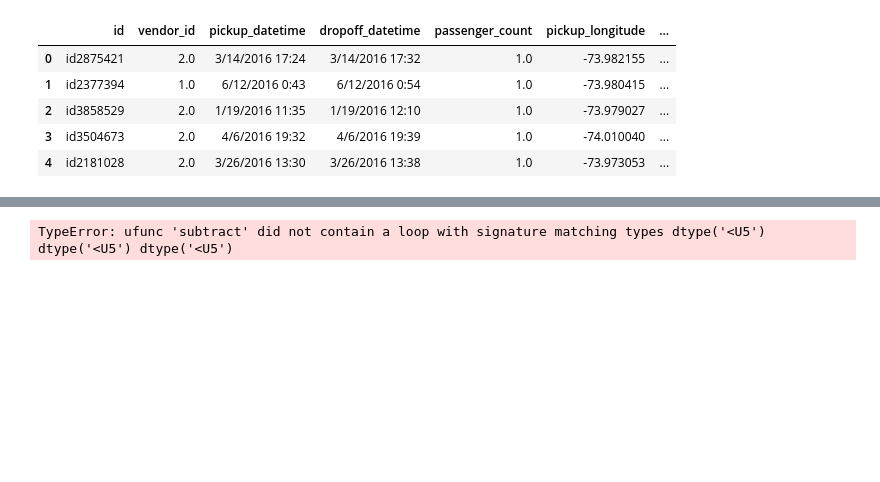
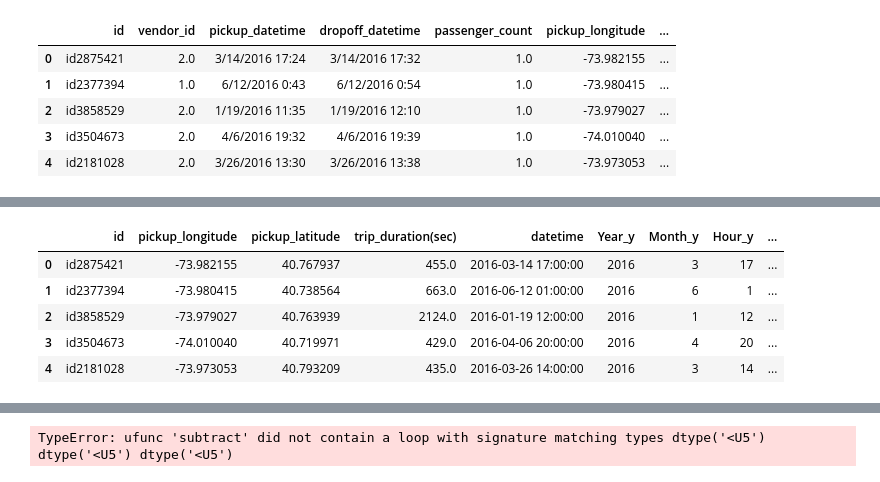
Before and after one commit to AmitChoudhary1392/Project-1_Team6, a Jupyter notebook: main.ipynb, the cells around one changed output, grey strips where cells are left out. Saved outputs shown, nothing was run; the diff lists cells and outputs as text; code cells hidden in the pictures; blank space fills up the shorter version.

```diff
--- a/main.ipynb
+++ b/main.ipynb
@@ -87,0 +231,11 @@ taxi_dataQ2.head()
+# %%
+# Drop columns that are not required
+ride_data = ride_data.drop(["Hour_x","Year_x","Month_x"], axis=1)
+ride_data.head()
+# %% [output]
+|  | id | pickup_longitude | pickup_latitude | trip_duration(sec) | datetime | Year_y | Month_y | Hour_y | ... |
+| 0 | id2875421 | -73.982155 | 40.767937 | 455.0 | 2016-03-14 17:00:00 | 2016 | 3 | 17 | ... |
+| 1 | id2377394 | -73.980415 | 40.738564 | 663.0 | 2016-06-12 01:00:00 | 2016 | 6 | 1 | ... |
+| 2 | id3858529 | -73.979027 | 40.763939 | 2124.0 | 2016-01-19 12:00:00 | 2016 | 1 | 12 | ... |
+| 3 | id3504673 | -74.010040 | 40.719971 | 429.0 | 2016-04-06 20:00:00 | 2016 | 4 | 20 | ... |
+| 4 | id2181028 | -73.973053 | 40.793209 | 435.0 | 2016-03-26 14:00:00 | 2016 | 3 | 14 | ... |
```
Also changed, not shown: parts of 24 cells of this notebook.
